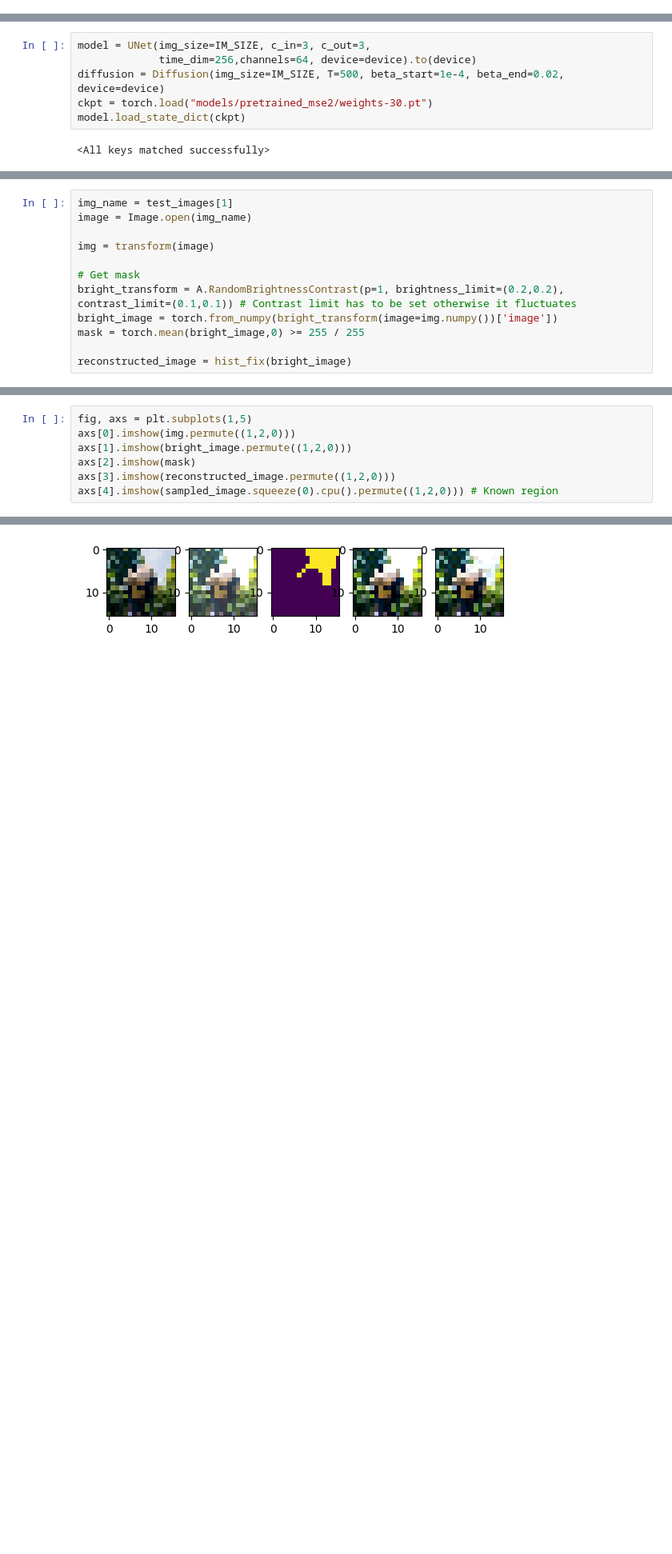
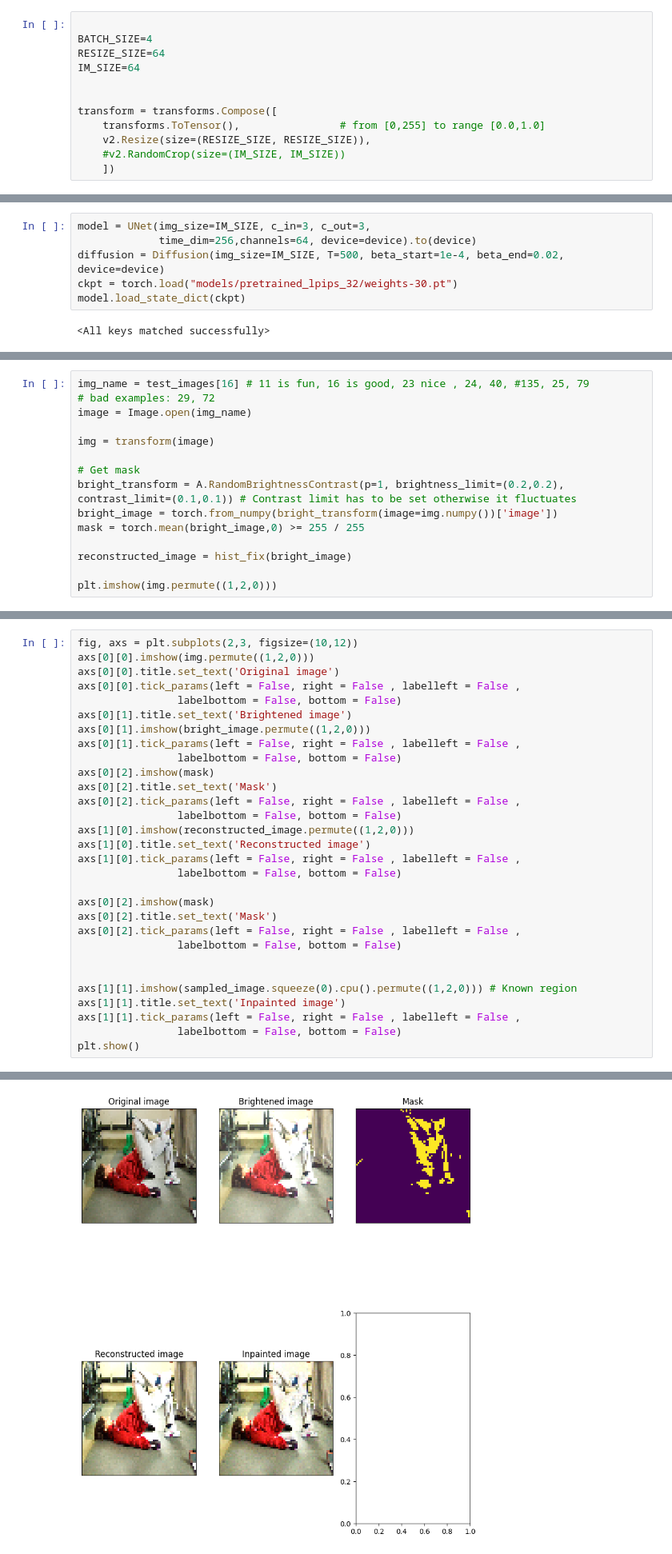
Before and after one commit to jakwisn/advanced_deep_learning_in_cv, a Jupyter notebook: training_experiments.ipynb, the cells around one changed output, grey strips where cells are left out. Shown at 80% size. Saved outputs shown, nothing was run; the diff lists cells and outputs as text; blank space fills up the shorter version.

```diff
--- a/training_experiments.ipynb
+++ b/training_experiments.ipynb
@@ -134,0 +255,12 @@ KeyboardInterrupt:
+# %%
+
+BATCH_SIZE=4
+RESIZE_SIZE=64
+IM_SIZE=64
+
+
+transform = transforms.Compose([
+    transforms.ToTensor(),                # from [0,255] to range [0.0,1.0]
+    v2.Resize(size=(RESIZE_SIZE, RESIZE_SIZE)),
+    #v2.RandomCrop(size=(IM_SIZE, IM_SIZE))
+    ])
@@ -136,7 +347,7 @@ KeyboardInterrupt:
 model = UNet(img_size=IM_SIZE, c_in=3, c_out=3,
              time_dim=256,channels=64, device=device).to(device)
 diffusion = Diffusion(img_size=IM_SIZE, T=500, beta_start=1e-4, beta_end=0.02, device=device)
-ckpt = torch.load("models/pretrained_mse2/weights-30.pt")
+ckpt = torch.load("models/pretrained_lpips_32/weights-30.pt")
 model.load_state_dict(ckpt)
 # %% [output]
 <All keys matched successfully>
@@ -152,5 +354,6 @@ def hist_fix(im):
 # %%
-img_name = test_images[1]
+img_name = test_images[16] # 11 is fun, 16 is good, 23 nice , 24, 40, #135, 25, 79
+# bad examples: 29, 72
 image = Image.open(img_name)
 
 img = transform(image)
@@ -161,3 +364,5 @@ bright_image = torch.from_numpy(bright_transform(image=img.numpy())['image'])
 mask = torch.mean(bright_image,0) >= 255 / 255
 
 reconstructed_image = hist_fix(bright_image)
+
+plt.imshow(img.permute((1,2,0)))
@@ -173,8 +388,31 @@ sampled_image = diffusion.p_sample_loop(reconstructed_image.unsqueeze(0).to(devi
 # %%
-fig, axs = plt.subplots(1,5)
-axs[0].imshow(img.permute((1,2,0)))
-axs[1].imshow(bright_image.permute((1,2,0)))
-axs[2].imshow(mask)
-axs[3].imshow(reconstructed_image.permute((1,2,0)))
-axs[4].imshow(sampled_image.squeeze(0).cpu().permute((1,2,0))) # Known region
+fig, axs = plt.subplots(2,3, figsize=(10,12))
+axs[0][0].imshow(img.permute((1,2,0)))
+axs[0][0].title.set_text('Original image')
+axs[0][0].tick_params(left = False, right = False , labelleft = False ,
+                labelbottom = False, bottom = False)
+axs[0][1].title.set_text('Brightened image')
+axs[0][1].imshow(bright_image.permute((1,2,0)))
+axs[0][1].tick_params(left = False, right = False , labelleft = False ,
+                labelbottom = False, bottom = False)
+axs[0][2].imshow(mask)
+axs[0][2].title.set_text('Mask')
+axs[0][2].tick_params(left = False, right = False , labelleft = False ,
+                labelbottom = False, bottom = False)
+axs[1][0].imshow(reconstructed_image.permute((1,2,0)))
+axs[1][0].title.set_text('Reconstructed image')
+axs[1][0].tick_params(left = False, right = False , labelleft = False ,
+                labelbottom = False, bottom = False)
+
+axs[0][2].imshow(mask)
+axs[0][2].title.set_text('Mask')
+axs[0][2].tick_params(left = False, right = False , labelleft = False ,
+                labelbottom = False, bottom = False)
+
+
+axs[1][1].imshow(sampled_image.squeeze(0).cpu().permute((1,2,0))) # Known region
+axs[1][1].title.set_text('Inpainted image')
+axs[1][1].tick_params(left = False, right = False , labelleft = False ,
+                labelbottom = False, bottom = False)
+plt.show()
 # %% [output]
@@ -183 +420 @@ axs[4].imshow(sampled_image.squeeze(0).cpu().permute((1,2,0))) # Known region
-[figure, old version]
+[figure, new version]
```
Also changed, not shown: parts of 65 cells of this notebook, 20 other files.
